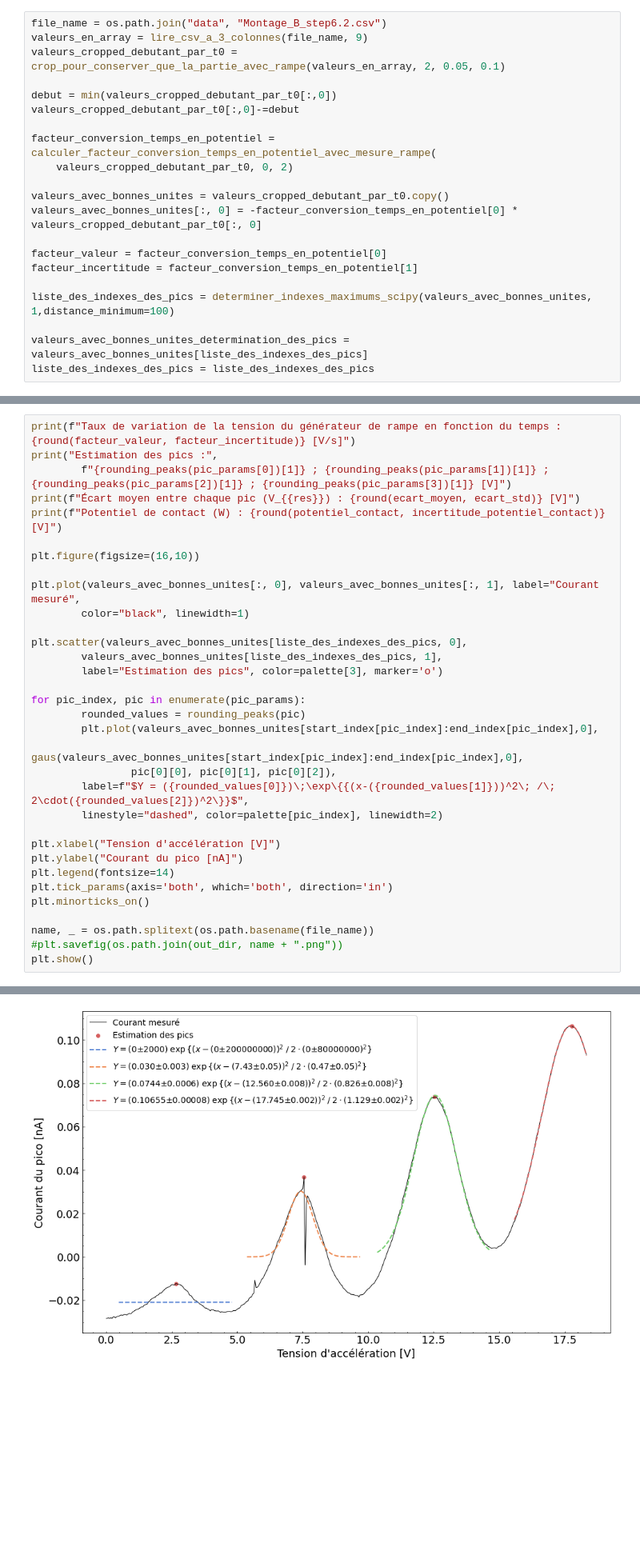
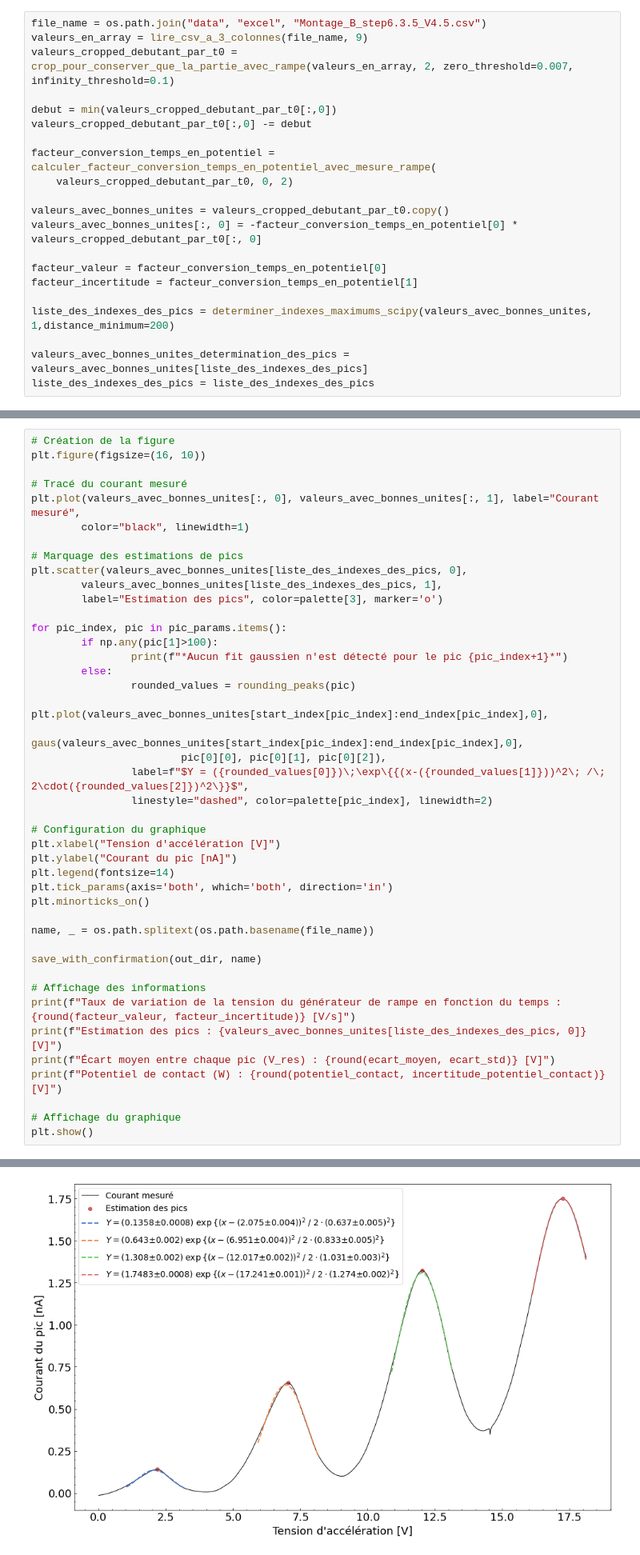
Before and after one commit to GeremyMichaud/PHY-3002-Frank-et-Hertz, a Jupyter notebook: analyse_courbe_excitation_electronique_simple.ipynb, the cells around one changed output, grey strips where cells are left out. Shown: that part at 80% size. Drawn from its saved outputs; the diff is of its cells as text; blank space fills up the shorter version.

```diff
--- a/analyse_courbe_excitation_electronique_simple.ipynb
+++ b/analyse_courbe_excitation_electronique_simple.ipynb
@@ -47,10 +79,10 @@ sns.color_palette("muted")
 # %%
-file_name = os.path.join("data", "Montage_B_step6.2.csv")
+file_name = os.path.join("data", "excel", "Montage_B_step6.3.5_V4.5.csv")
 valeurs_en_array = lire_csv_a_3_colonnes(file_name, 9)
-valeurs_cropped_debutant_par_t0 = crop_pour_conserver_que_la_partie_avec_rampe(valeurs_en_array, 2, 0.05, 0.1)
+valeurs_cropped_debutant_par_t0 = crop_pour_conserver_que_la_partie_avec_rampe(valeurs_en_array, 2, zero_threshold=0.007, infinity_threshold=0.1)
 
 debut = min(valeurs_cropped_debutant_par_t0[:,0])
-valeurs_cropped_debutant_par_t0[:,0]-=debut
+valeurs_cropped_debutant_par_t0[:,0] -= debut
 
 facteur_conversion_temps_en_potentiel = calculer_facteur_conversion_temps_en_potentiel_avec_mesure_rampe(
     valeurs_cropped_debutant_par_t0, 0, 2)
@@ -61,7 +93,7 @@ valeurs_avec_bonnes_unites[:, 0] = -facteur_conversion_temps_en_potentiel[0] * v
 facteur_valeur = facteur_conversion_temps_en_potentiel[0]
 facteur_incertitude = facteur_conversion_temps_en_potentiel[1]
 
-liste_des_indexes_des_pics = determiner_indexes_maximums_scipy(valeurs_avec_bonnes_unites, 1,distance_minimum=100)
+liste_des_indexes_des_pics = determiner_indexes_maximums_scipy(valeurs_avec_bonnes_unites, 1,distance_minimum=200)
 
 valeurs_avec_bonnes_unites_determination_des_pics = valeurs_avec_bonnes_unites[liste_des_indexes_des_pics]
 liste_des_indexes_des_pics = liste_des_indexes_des_pics
@@ -122,36 +173,46 @@ incertitude_potentiel_contact = np.sqrt(incertitude_u1**2 + incertitude_u2**2 +
 # %% [markdown]
 ## Graphique courants en fonction de la tension, emplacements approximatifs des maximums et fits gaussiens
 # %%
-print(f"Taux de variation de la tension du générateur de rampe en fonction du temps : {round(facteur_valeur, facteur_incertitude)} [V/s]")
-print("Estimation des pics :",
-        f"{rounding_peaks(pic_params[0])[1]} ; {rounding_peaks(pic_params[1])[1]} ; {rounding_peaks(pic_params[2])[1]} ; {rounding_peaks(pic_params[3])[1]} [V]")
-print(f"Écart moyen entre chaque pic (V_{{res}}) : {round(ecart_moyen, ecart_std)} [V]")
-print(f"Potentiel de contact (W) : {round(potentiel_contact, incertitude_potentiel_contact)} [V]")
+# Création de la figure
+plt.figure(figsize=(16, 10))
 
-plt.figure(figsize=(16,10))
-
+# Tracé du courant mesuré
 plt.plot(valeurs_avec_bonnes_unites[:, 0], valeurs_avec_bonnes_unites[:, 1], label="Courant mesuré",
         color="black", linewidth=1)
 
+# Marquage des estimations de pics
 plt.scatter(valeurs_avec_bonnes_unites[liste_des_indexes_des_pics, 0],
         valeurs_avec_bonnes_unites[liste_des_indexes_des_pics, 1],
         label="Estimation des pics", color=palette[3], marker='o')
 
-for pic_index, pic in enumerate(pic_params):
-        rounded_values = rounding_peaks(pic)
-        plt.plot(valeurs_avec_bonnes_unites[start_index[pic_index]:end_index[pic_index],0],
-                gaus(valeurs_avec_bonnes_unites[start_index[pic_index]:end_index[pic_index],0],
-                pic[0][0], pic[0][1], pic[0][2]),
-        label=f"$Y = ({rounded_values[0]})\;\exp\{{(x-({rounded_values[1]}))^2\; /\; 2\cdot({rounded_values[2]})^2\}}$",
-        linestyle="dashed", color=palette[pic_index], linewidth=2)
+for pic_index, pic in pic_params.items():
+        if np.any(pic[1]>100):
+                print(f"*Aucun fit gaussien n'est détecté pour le pic {pic_index+1}*")
+        else:
+                rounded_values = rounding_peaks(pic)
+                plt.plot(valeurs_avec_bonnes_unites[start_index[pic_index]:end_index[pic_index],0],
+                        gaus(valeurs_avec_bonnes_unites[start_index[pic_index]:end_index[pic_index],0],
+                        pic[0][0], pic[0][1], pic[0][2]),
+                label=f"$Y = ({rounded_values[0]})\;\exp\{{(x-({rounded_values[1]}))^2\; /\; 2\cdot({rounded_values[2]})^2\}}$",
+                linestyle="dashed", color=palette[pic_index], linewidth=2)
 
+# Configuration du graphique
 plt.xlabel("Tension d'accélération [V]")
-plt.ylabel("Courant du pico [nA]")
+plt.ylabel("Courant du pic [nA]")
 plt.legend(fontsize=14)
 plt.tick_params(axis='both', which='both', direction='in')
 plt.minorticks_on()
 
 name, _ = os.path.splitext(os.path.basename(file_name))
-#plt.savefig(os.path.join(out_dir, name + ".png"))
+
+save_with_confirmation(out_dir, name)
+
+# Affichage des informations
+print(f"Taux de variation de la tension du générateur de rampe en fonction du temps : {round(facteur_valeur, facteur_incertitude)} [V/s]")
+print(f"Estimation des pics : {valeurs_avec_bonnes_unites[liste_des_indexes_des_pics, 0]} [V]")
+print(f"Écart moyen entre chaque pic (V_res) : {round(ecart_moyen, ecart_std)} [V]")
+print(f"Potentiel de contact (W) : {round(potentiel_contact, incertitude_potentiel_contact)} [V]")
+
+# Affichage du graphique
 plt.show()
 # %% [output]
@@ -162 +224 @@ Potentiel de contact (W) : 1.6 ± 0.1 [V]
-[figure, old version]
+[figure, new version]
```
Also changed, not shown: parts of 7 cells of this notebook, 23 other files.
